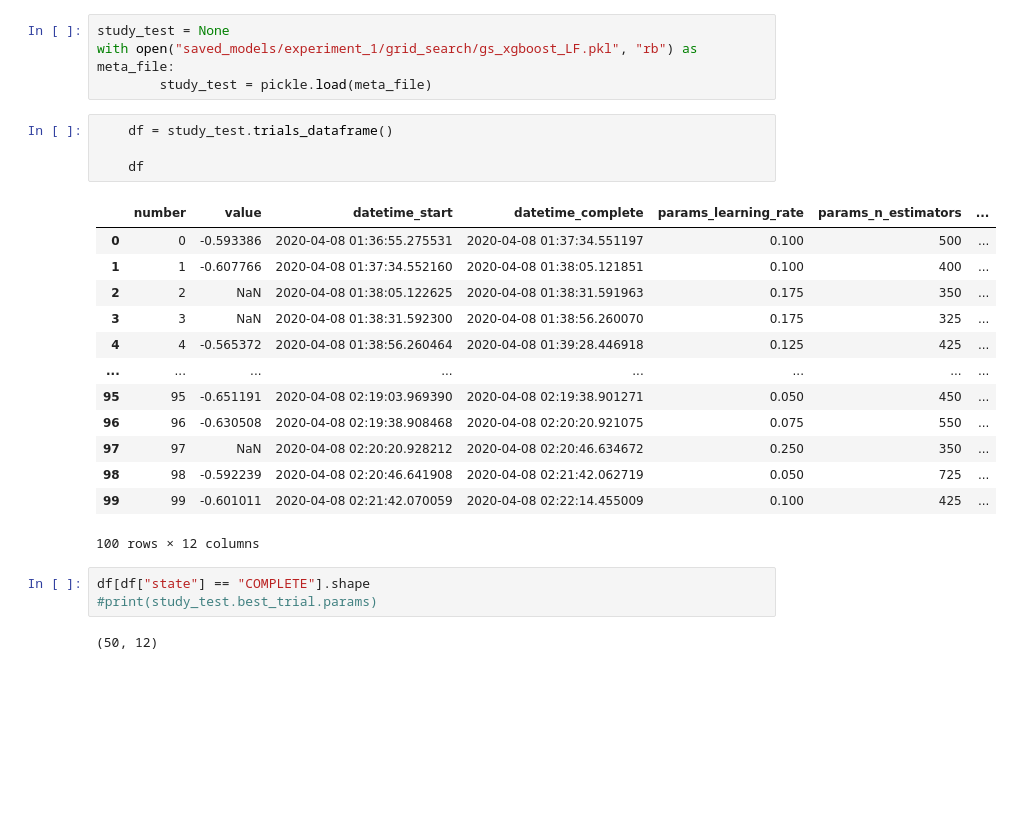
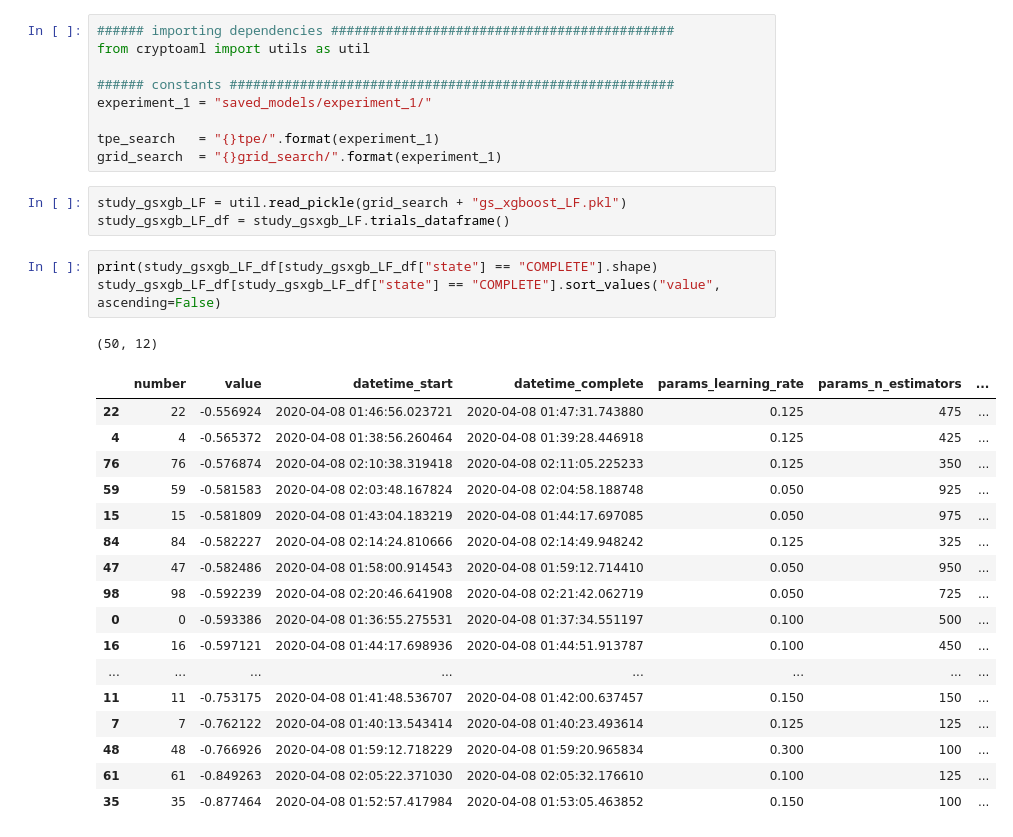
Before and after one commit to achmand/aml-crypto-graph, a Jupyter notebook: src/experiment_tuning_results_1.ipynb, the cells around one changed output. Cells and saved outputs as stored; diff of their text form; blank space fills up the shorter version.

Commit message:
Add utility function to read pickled object from disk

```diff
--- a/src/experiment_tuning_results_1.ipynb
+++ b/src/experiment_tuning_results_1.ipynb
@@ -7,27 +1,34 @@ import pickle
-# %%
-study_test = None
-with open("saved_models/experiment_1/grid_search/gs_xgboost_LF.pkl", "rb") as meta_file:
-        study_test = pickle.load(meta_file)
-# %%
-    df = study_test.trials_dataframe()
-
-    df
-# %% [output]
-|  | number | value | datetime_start | datetime_complete | params_learning_rate | params_n_estimators | ... |
-| 0 | 0 | -0.593386 | 2020-04-08 01:36:55.275531 | 2020-04-08 01:37:34.551197 | 0.100 | 500 | ... |
-| 1 | 1 | -0.607766 | 2020-04-08 01:37:34.552160 | 2020-04-08 01:38:05.121851 | 0.100 | 400 | ... |
-| 2 | 2 | NaN | 2020-04-08 01:38:05.122625 | 2020-04-08 01:38:31.591963 | 0.175 | 350 | ... |
-| 3 | 3 | NaN | 2020-04-08 01:38:31.592300 | 2020-04-08 01:38:56.260070 | 0.175 | 325 | ... |
-| 4 | 4 | -0.565372 | 2020-04-08 01:38:56.260464 | 2020-04-08 01:39:28.446918 | 0.125 | 425 | ... |
-| ... | ... | ... | ... | ... | ... | ... | ... |
-| 95 | 95 | -0.651191 | 2020-04-08 02:19:03.969390 | 2020-04-08 02:19:38.901271 | 0.050 | 450 | ... |
-| 96 | 96 | -0.630508 | 2020-04-08 02:19:38.908468 | 2020-04-08 02:20:20.921075 | 0.075 | 550 | ... |
-| 97 | 97 | NaN | 2020-04-08 02:20:20.928212 | 2020-04-08 02:20:46.634672 | 0.250 | 350 | ... |
-| 98 | 98 | -0.592239 | 2020-04-08 02:20:46.641908 | 2020-04-08 02:21:42.062719 | 0.050 | 725 | ... |
-| 99 | 99 | -0.601011 | 2020-04-08 02:21:42.070059 | 2020-04-08 02:22:14.455009 | 0.100 | 425 | ... |
-100 rows × 12 columns
-# %%
-df[df["state"] == "COMPLETE"].shape
-#print(study_test.best_trial.params)
-# %% [output]
-(50, 12)
+# %%
+###### importing dependencies ############################################
+from cryptoaml import utils as util
+
+###### constants #########################################################
+experiment_1 = "saved_models/experiment_1/"
+
+tpe_search   = "{}tpe/".format(experiment_1)
+grid_search  = "{}grid_search/".format(experiment_1)
+# %%
+study_gsxgb_LF = util.read_pickle(grid_search + "gs_xgboost_LF.pkl")
+study_gsxgb_LF_df = study_gsxgb_LF.trials_dataframe()
+# %%
+print(study_gsxgb_LF_df[study_gsxgb_LF_df["state"] == "COMPLETE"].shape)
+study_gsxgb_LF_df[study_gsxgb_LF_df["state"] == "COMPLETE"].sort_values("value", ascending=False)
+# %% [output]
+(50, 12)
+|  | number | value | datetime_start | datetime_complete | params_learning_rate | params_n_estimators | ... |
+| 22 | 22 | -0.556924 | 2020-04-08 01:46:56.023721 | 2020-04-08 01:47:31.743880 | 0.125 | 475 | ... |
+| 4 | 4 | -0.565372 | 2020-04-08 01:38:56.260464 | 2020-04-08 01:39:28.446918 | 0.125 | 425 | ... |
+| 76 | 76 | -0.576874 | 2020-04-08 02:10:38.319418 | 2020-04-08 02:11:05.225233 | 0.125 | 350 | ... |
+| 59 | 59 | -0.581583 | 2020-04-08 02:03:48.167824 | 2020-04-08 02:04:58.188748 | 0.050 | 925 | ... |
+| 15 | 15 | -0.581809 | 2020-04-08 01:43:04.183219 | 2020-04-08 01:44:17.697085 | 0.050 | 975 | ... |
+| 84 | 84 | -0.582227 | 2020-04-08 02:14:24.810666 | 2020-04-08 02:14:49.948242 | 0.125 | 325 | ... |
+| 47 | 47 | -0.582486 | 2020-04-08 01:58:00.914543 | 2020-04-08 01:59:12.714410 | 0.050 | 950 | ... |
+| 98 | 98 | -0.592239 | 2020-04-08 02:20:46.641908 | 2020-04-08 02:21:42.062719 | 0.050 | 725 | ... |
+| 0 | 0 | -0.593386 | 2020-04-08 01:36:55.275531 | 2020-04-08 01:37:34.551197 | 0.100 | 500 | ... |
+| 16 | 16 | -0.597121 | 2020-04-08 01:44:17.698936 | 2020-04-08 01:44:51.913787 | 0.100 | 450 | ... |
+| ... | ... | ... | ... | ... | ... | ... | ... |
+| 11 | 11 | -0.753175 | 2020-04-08 01:41:48.536707 | 2020-04-08 01:42:00.637457 | 0.150 | 150 | ... |
+| 7 | 7 | -0.762122 | 2020-04-08 01:40:13.543414 | 2020-04-08 01:40:23.493614 | 0.125 | 125 | ... |
+| 48 | 48 | -0.766926 | 2020-04-08 01:59:12.718229 | 2020-04-08 01:59:20.965834 | 0.300 | 100 | ... |
+| 61 | 61 | -0.849263 | 2020-04-08 02:05:22.371030 | 2020-04-08 02:05:32.176610 | 0.100 | 125 | ... |
+| 35 | 35 | -0.877464 | 2020-04-08 01:52:57.417984 | 2020-04-08 01:53:05.463852 | 0.150 | 100 | ... |
```
Also changed, not shown: parts of 1 cell of this notebook, 3 other files.
